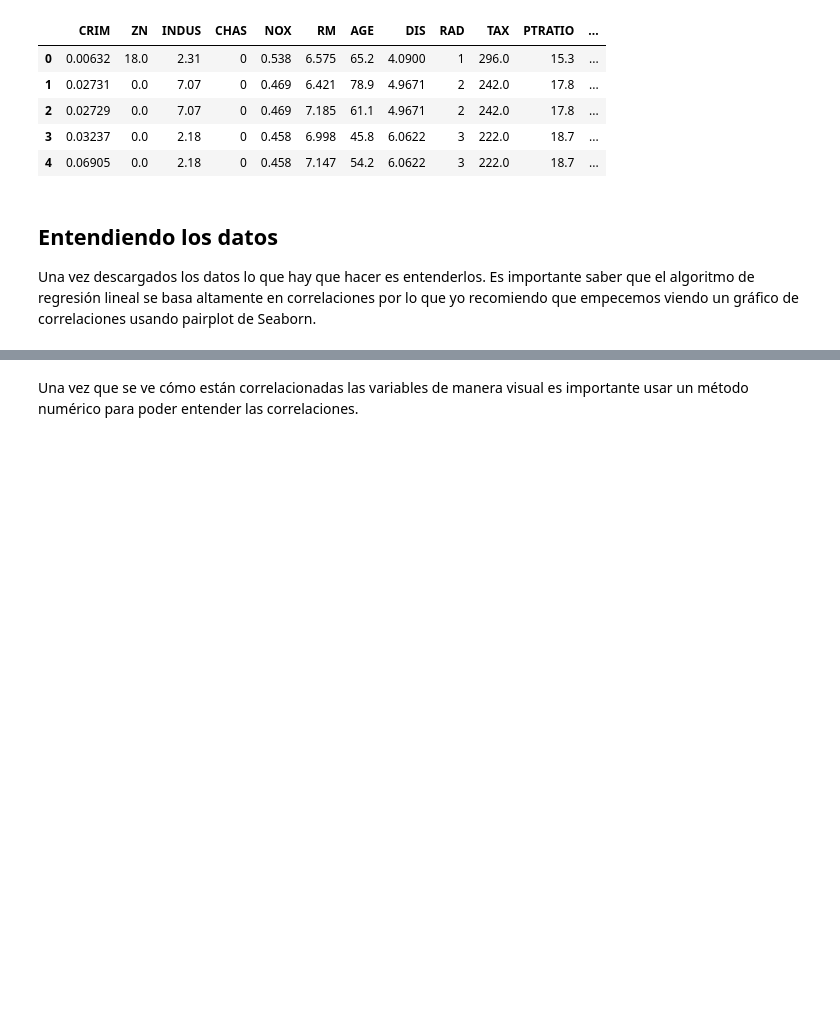
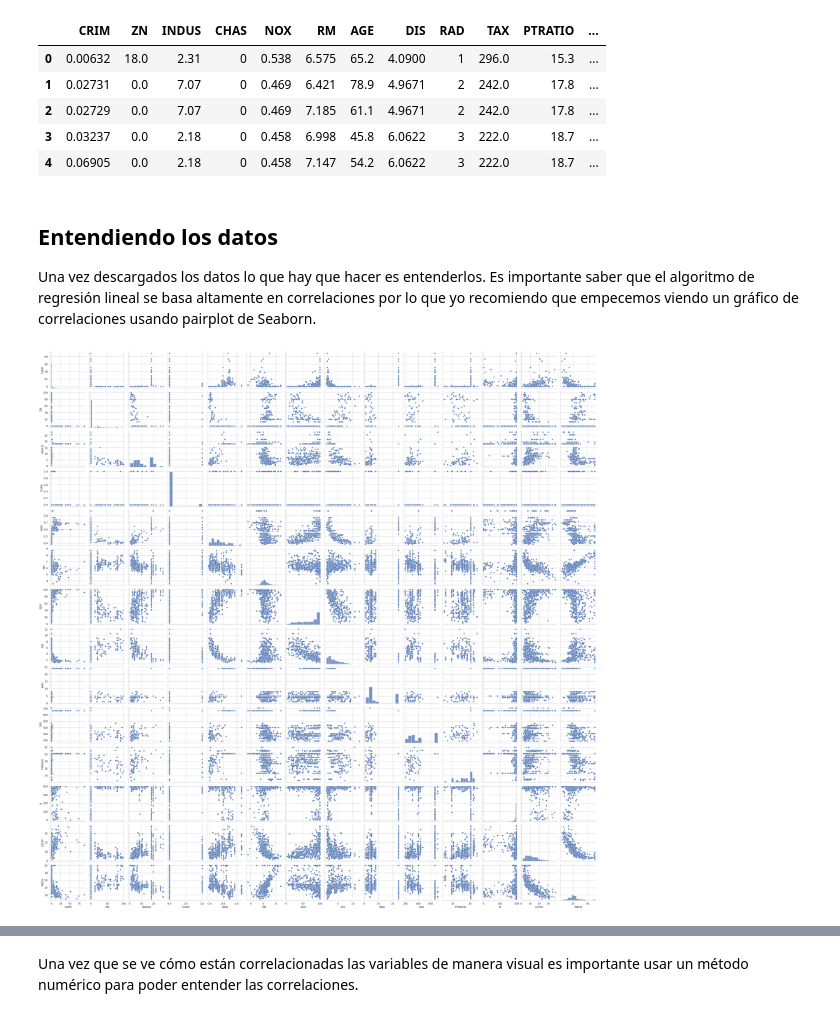
Before and after one commit to dparedes616/machine-learning, a Jupyter notebook: regresion_lineal.ipynb, the cells around one changed output, grey strips where cells are left out. Cells and saved outputs as stored; diff of their text form; code cells hidden in the pictures; blank space fills up the shorter version.

```diff
--- a/regresion_lineal.ipynb
+++ b/regresion_lineal.ipynb
@@ -27,3 +31,8 @@ df.head(5)
 # %% [markdown]
 ## Entendiendo los datos
 Una vez descargados los datos lo que hay que hacer es entenderlos. Es importante saber que el algoritmo de regresión lineal se basa altamente en correlaciones por lo que yo recomiendo que empecemos viendo un gráfico de correlaciones usando pairplot de Seaborn.
+# %%
+sns.pairplot(df,height=2.5) #Crea grafico de correlación de todas las variables
+plt.show()
+# %% [output]
+[figure, added]
```
Also changed, not shown: parts of 6 cells of this notebook.
